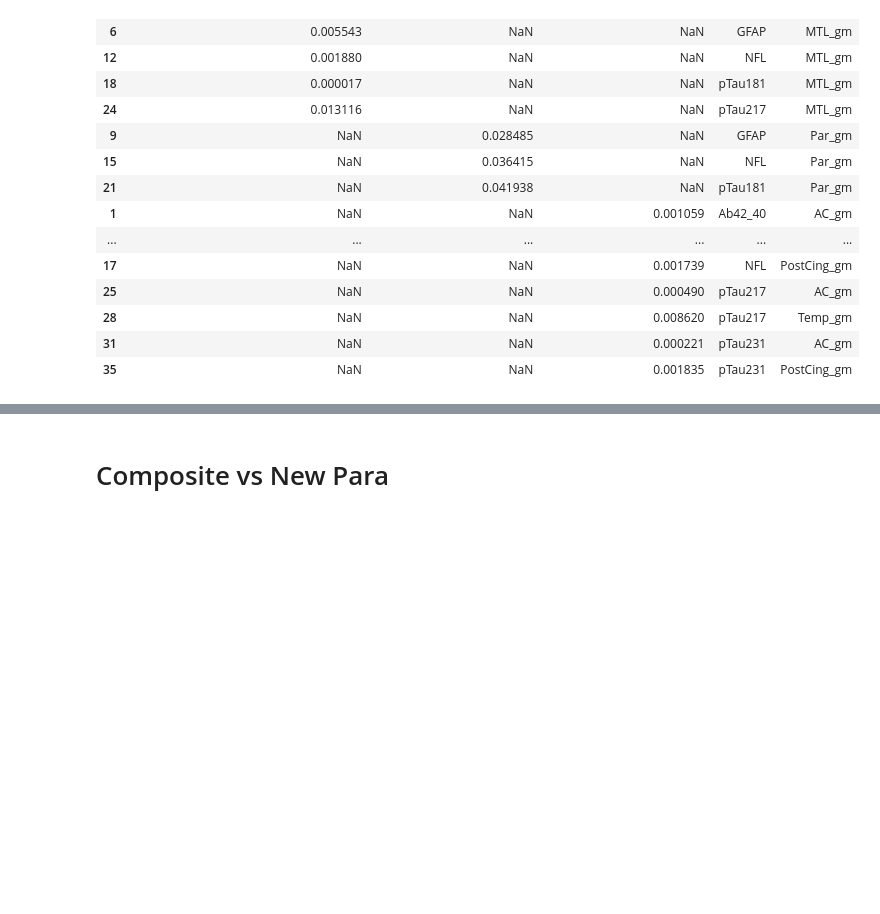
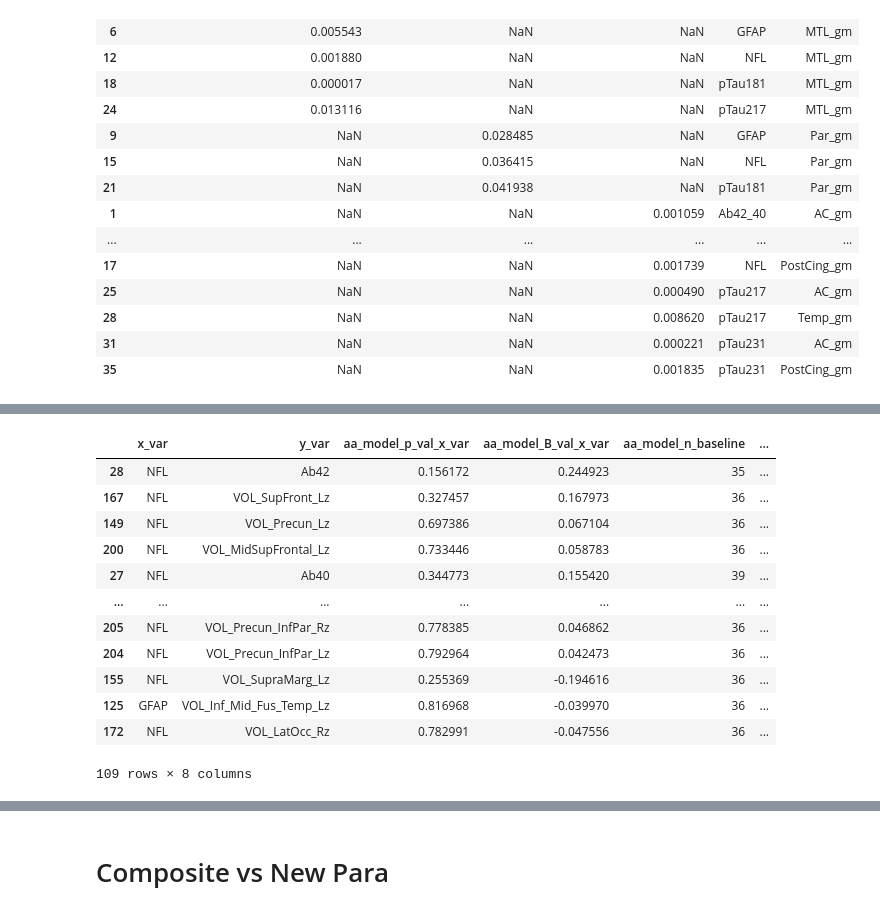
Before and after one commit to lnkoenig/ptau-217-and-FDG-PET-AD---official-copy, a Jupyter notebook: 07_compare_model_results_across_versions.ipynb, the cells around one changed output, grey strips where cells are left out. Drawn from its saved outputs; the diff is of its cells as text; code cells hidden in the pictures; blank space fills up the shorter version.

```diff
--- a/07_compare_model_results_across_versions.ipynb
+++ b/07_compare_model_results_across_versions.ipynb
@@ -211,0 +291,18 @@ temp
+# %%
+comp_new_para.loc[(abs(comp_new_para['aa_model_p_val_x_var']  - comp_new_para['new_para_model_p_val_x_var'])> 0.1), ['x_var', 'y_var', 'aa_model_p_val_x_var',
+       'aa_model_B_val_x_var', 'aa_model_n_baseline', 'new_para_model_p_val_x_var', 'new_para_model_B_val_x_var',
+       'new_para_model_n_baseline']].sort_values('new_para_model_p_val_x_var')
+# %% [output]
+|  | x_var | y_var | aa_model_p_val_x_var | aa_model_B_val_x_var | aa_model_n_baseline | ... |
+| 28 | NFL | Ab42 | 0.156172 | 0.244923 | 35 | ... |
+| 167 | NFL | VOL_SupFront_Lz | 0.327457 | 0.167973 | 36 | ... |
+| 149 | NFL | VOL_Precun_Lz | 0.697386 | 0.067104 | 36 | ... |
+| 200 | NFL | VOL_MidSupFrontal_Lz | 0.733446 | 0.058783 | 36 | ... |
+| 27 | NFL | Ab40 | 0.344773 | 0.155420 | 39 | ... |
+| ... | ... | ... | ... | ... | ... | ... |
+| 205 | NFL | VOL_Precun_InfPar_Rz | 0.778385 | 0.046862 | 36 | ... |
+| 204 | NFL | VOL_Precun_InfPar_Lz | 0.792964 | 0.042473 | 36 | ... |
+| 155 | NFL | VOL_SupraMarg_Lz | 0.255369 | -0.194616 | 36 | ... |
+| 125 | GFAP | VOL_Inf_Mid_Fus_Temp_Lz | 0.816968 | -0.039970 | 36 | ... |
+| 172 | NFL | VOL_LatOcc_Rz | 0.782991 | -0.047556 | 36 | ... |
+109 rows × 8 columns
```
Also changed, not shown: parts of 15 cells of this notebook, 3 other files.
